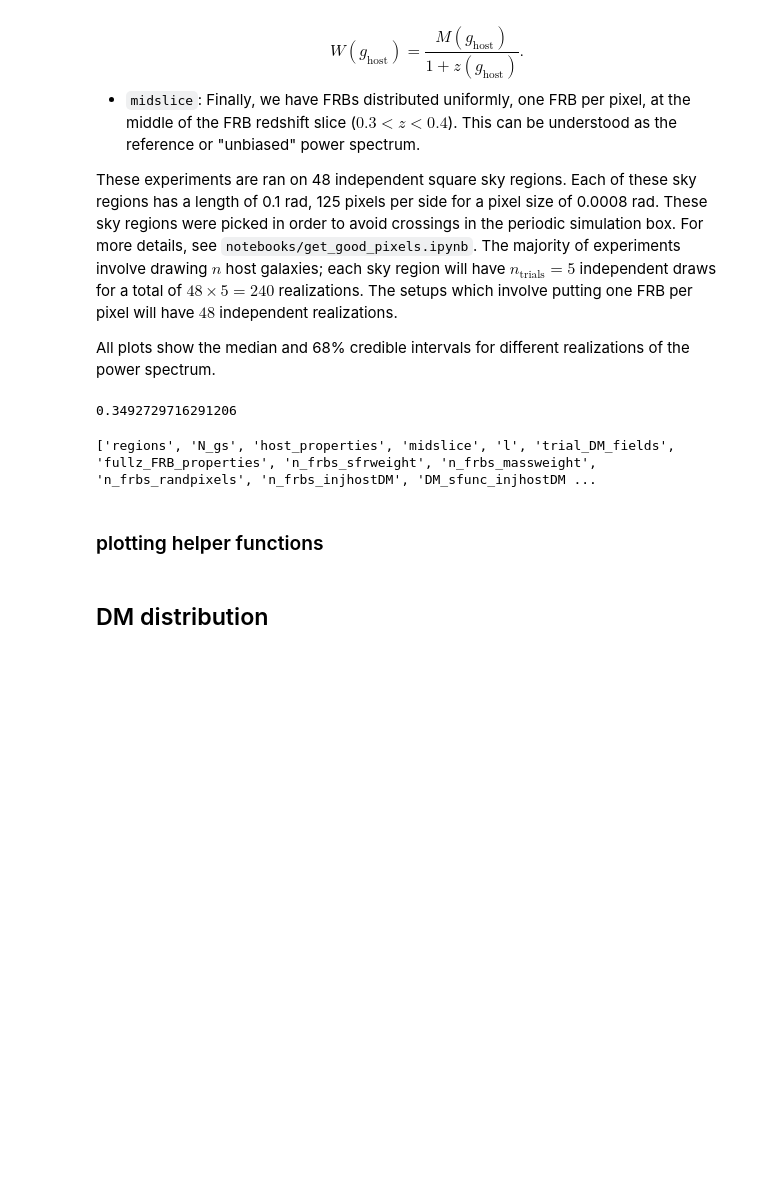
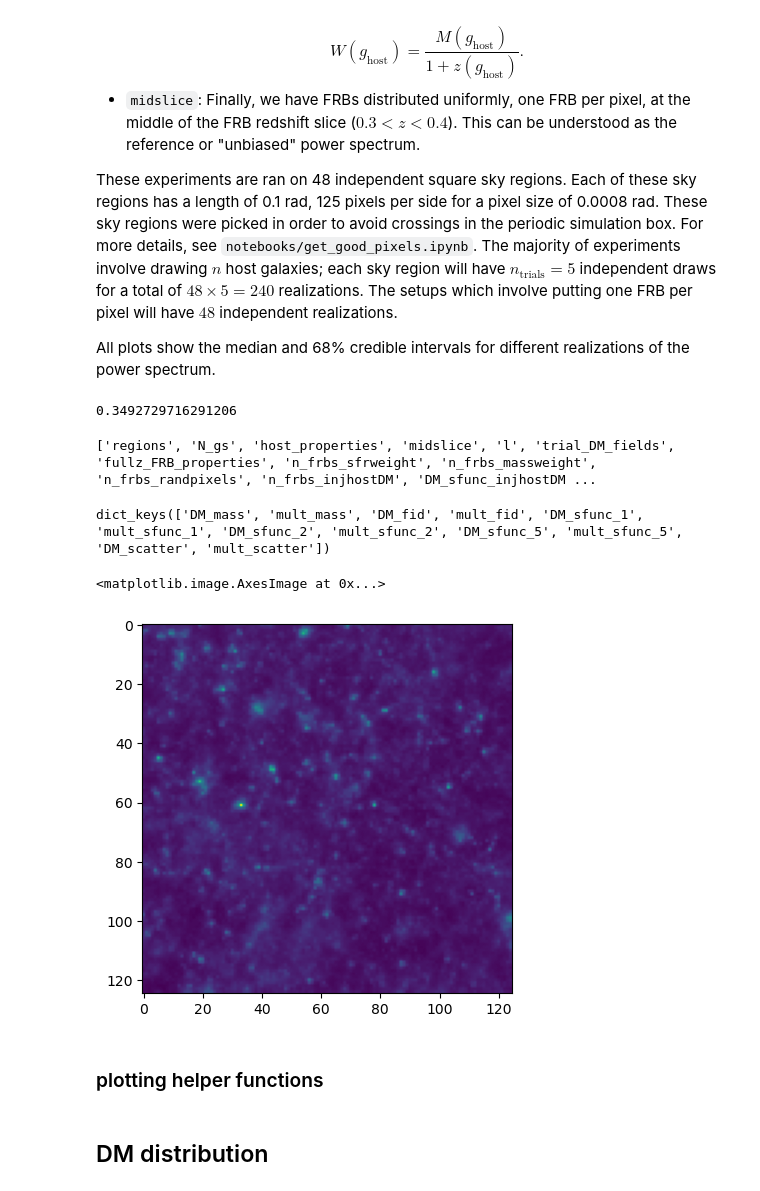
Before and after one commit to aqcheng/illustris_frb, a Jupyter notebook: notebooks/experiments.ipynb, the cells around one changed output. Cells and saved outputs as stored; diff of their text form; code cells hidden in the pictures; blank space fills up the shorter version.

```diff
--- a/notebooks/experiments.ipynb
+++ b/notebooks/experiments.ipynb
@@ -51,6 +51,15 @@ with open(res_path, 'rb') as f:
 print(list(res.keys()))
 # %% [output]
 ['regions', 'N_gs', 'host_properties', 'midslice', 'l', 'trial_DM_fields', 'fullz_FRB_properties', 'n_frbs_sfrweight', 'n_frbs_massweight', 'n_frbs_randpixels', 'n_frbs_injhostDM', 'DM_sfunc_injhostDM ...
+# %%
+res['trial_DM_fields'].keys()
+# %% [output]
+dict_keys(['DM_mass', 'mult_mass', 'DM_fid', 'mult_fid', 'DM_sfunc_1', 'mult_sfunc_1', 'DM_sfunc_2', 'mult_sfunc_2', 'DM_sfunc_5', 'mult_sfunc_5', 'DM_scatter', 'mult_scatter'])
+# %%
+plt.imshow(res['midslice']['DMs'][0])
+# %% [output]
+<matplotlib.image.AxesImage at 0x...>
+[figure, added]
 # %%
 ells = res['l']
 
```
Also changed, not shown: parts of 1 cell of this notebook, 1 other file.
